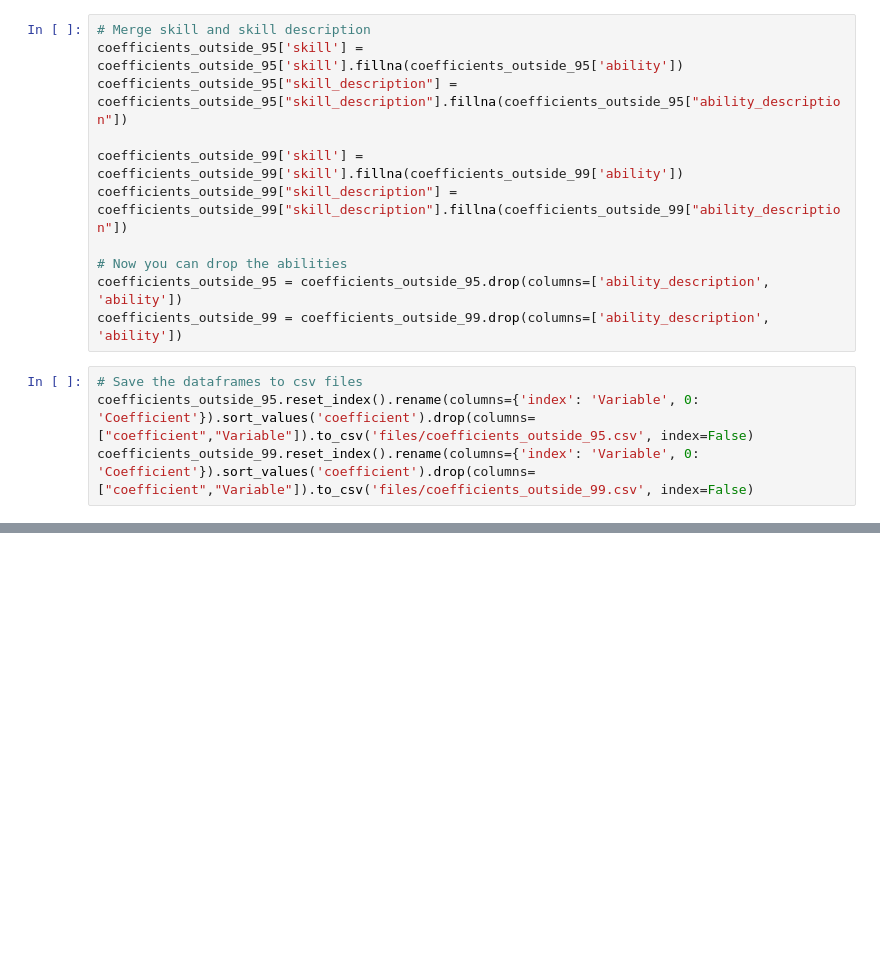
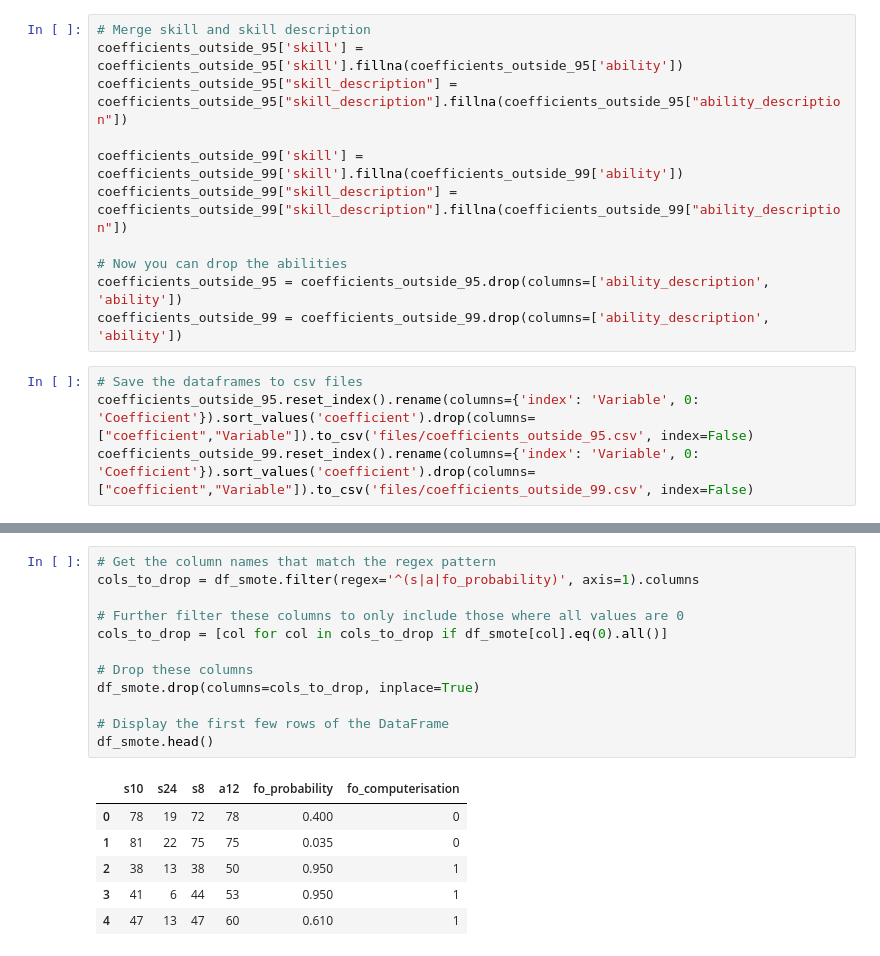
Before and after one commit to joergjan/bachelorarbeit, a Jupyter notebook: 05_fo_eda.ipynb, the cells around one changed output, grey strips where cells are left out. Drawn from its saved outputs; the diff is of its cells as text; blank space fills up the shorter version.

```diff
--- a/05_fo_eda.ipynb
+++ b/05_fo_eda.ipynb
@@ -642,0 +607,19 @@ LinAlgError: Singular matrix
+# %%
+# Get the column names that match the regex pattern
+cols_to_drop = df_smote.filter(regex='^(s|a|fo_probability)', axis=1).columns
+
+# Further filter these columns to only include those where all values are 0
+cols_to_drop = [col for col in cols_to_drop if df_smote[col].eq(0).all()]
+
+# Drop these columns
+df_smote.drop(columns=cols_to_drop, inplace=True)
+
+# Display the first few rows of the DataFrame
+df_smote.head()
+# %% [output]
+|  | s10 | s24 | s8 | a12 | fo_probability | fo_computerisation |
+| 0 | 78 | 19 | 72 | 78 | 0.400 | 0 |
+| 1 | 81 | 22 | 75 | 75 | 0.035 | 0 |
+| 2 | 38 | 13 | 38 | 50 | 0.950 | 1 |
+| 3 | 41 | 6 | 44 | 53 | 0.950 | 1 |
+| 4 | 47 | 13 | 47 | 60 | 0.610 | 1 |
```
Also changed, not shown: parts of 8 cells of this notebook.
